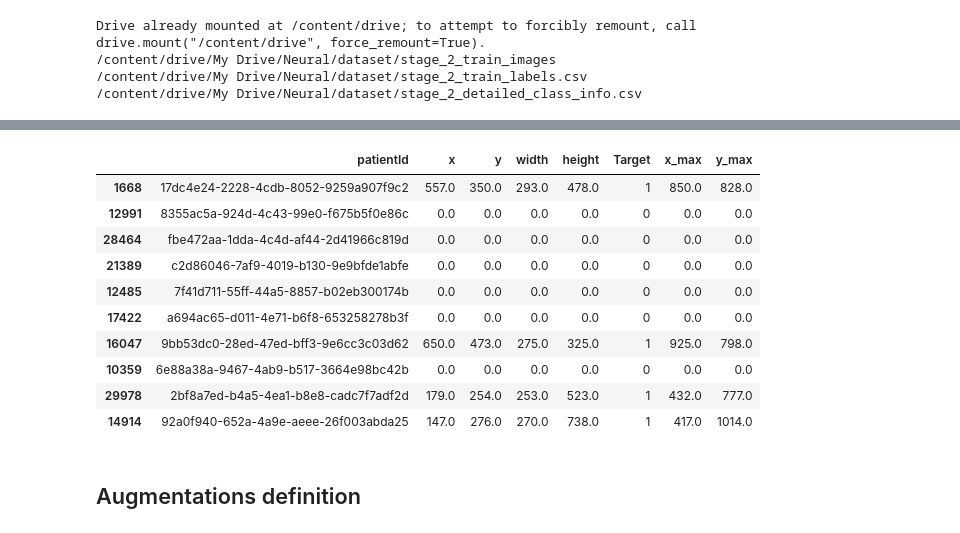
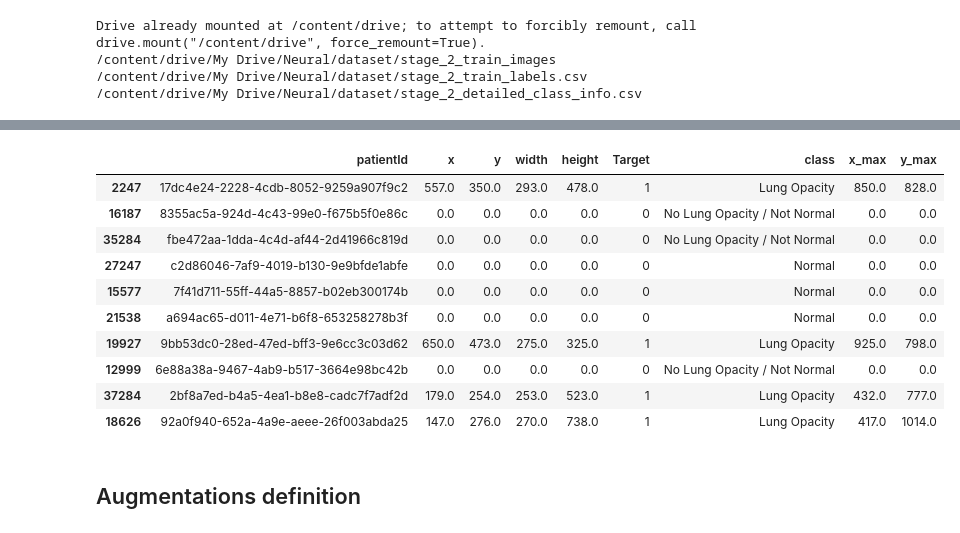
Before and after one commit to BCI-ECS-sapienza/Pneumonia-detection-with-RetinaNet, a Jupyter notebook: Pneumonia_detection.ipynb, the cells around one changed output, grey strips where cells are left out. Saved outputs shown, nothing was run; the diff lists cells and outputs as text; code cells hidden in the pictures.

```diff
--- a/Pneumonia_detection.ipynb
+++ b/Pneumonia_detection.ipynb
@@ -46,14 +52,20 @@ from google.colab import drive
 
 drive.mount('/content/drive')
 IMAGES_DIR = '/content/drive/My Drive/Neural/dataset/stage_2_train_images'
-LABELS_CSV_TMP = '/content/drive/My Drive/Neural/dataset/stage_2_train_labels.csv'
+LABELS_CSV = '/content/drive/My Drive/Neural/dataset/stage_2_train_labels.csv'
 CLASS_INFO_CSV = '/content/drive/My Drive/Neural/dataset/stage_2_detailed_class_info.csv'
 
 print(IMAGES_DIR)
-print(LABELS_CSV_TMP)
+print(LABELS_CSV)
 print(CLASS_INFO_CSV)
 # %% [output]
 Drive already mounted at /content/drive; to attempt to forcibly remount, call drive.mount("/content/drive", force_remount=True).
 /content/drive/My Drive/Neural/dataset/stage_2_train_images
 /content/drive/My Drive/Neural/dataset/stage_2_train_labels.csv
 /content/drive/My Drive/Neural/dataset/stage_2_detailed_class_info.csv
+# %%
+train_labels_df = pd.read_csv(LABELS_CSV)
+class_info_df = pd.read_csv(CLASS_INFO_CSV)
+train_class_df = train_labels_df.merge(class_info_df, left_on='patientId', right_on='patientId', how='inner')
+print(train_class_df.count())
+train_class_df[:10]
@@ -59,0 +94,4 @@ Drive already mounted at /content/drive; to attempt to forcibly remount, call dr
+# %%
+train_class_df = train_class_df.drop_duplicates()
+print(train_class_df.count())
+train_class_df[:10]
@@ -60,32 +118,30 @@ Drive already mounted at /content/drive; to attempt to forcibly remount, call dr
 # %%
 import pandas as pd
 import numpy as np
 
-labels_csv = pd.read_csv(LABELS_CSV_TMP, )
-
 # fill empty labels (class 0) with all 0
-labels_csv.x.fillna(0, inplace=True)
-labels_csv.y.fillna(0, inplace=True)
-labels_csv.width.fillna(0, inplace=True)
-labels_csv.height.fillna(0, inplace=True)
+train_class_df.x.fillna(0, inplace=True)
+train_class_df.y.fillna(0, inplace=True)
+train_class_df.width.fillna(0, inplace=True)
+train_class_df.height.fillna(0, inplace=True)
 
 # add Pascal bounding boxes encoding
-labels_csv['x_max'] = labels_csv['x']+labels_csv['width']
-labels_csv['y_max'] = labels_csv['y']+labels_csv['height']
+train_class_df['x_max'] = train_class_df['x']+train_class_df['width']
+train_class_df['y_max'] = train_class_df['y']+train_class_df['height']
 
-labels_csv.sample(10)
+train_class_df.sample(10)
 # %% [output]
-|  | patientId | x | y | width | height | Target | x_max | y_max |
-| 1668 | 17dc4e24-2228-4cdb-8052-9259a907f9c2 | 557.0 | 350.0 | 293.0 | 478.0 | 1 | 850.0 | 828.0 |
-| 12991 | 8355ac5a-924d-4c43-99e0-f675b5f0e86c | 0.0 | 0.0 | 0.0 | 0.0 | 0 | 0.0 | 0.0 |
-| 28464 | fbe472aa-1dda-4c4d-af44-2d41966c819d | 0.0 | 0.0 | 0.0 | 0.0 | 0 | 0.0 | 0.0 |
-| 21389 | c2d86046-7af9-4019-b130-9e9bfde1abfe | 0.0 | 0.0 | 0.0 | 0.0 | 0 | 0.0 | 0.0 |
-| 12485 | 7f41d711-55ff-44a5-8857-b02eb300174b | 0.0 | 0.0 | 0.0 | 0.0 | 0 | 0.0 | 0.0 |
-| 17422 | a694ac65-d011-4e71-b6f8-653258278b3f | 0.0 | 0.0 | 0.0 | 0.0 | 0 | 0.0 | 0.0 |
-| 16047 | 9bb53dc0-28ed-47ed-bff3-9e6cc3c03d62 | 650.0 | 473.0 | 275.0 | 325.0 | 1 | 925.0 | 798.0 |
-| 10359 | 6e88a38a-9467-4ab9-b517-3664e98bc42b | 0.0 | 0.0 | 0.0 | 0.0 | 0 | 0.0 | 0.0 |
-| 29978 | 2bf8a7ed-b4a5-4ea1-b8e8-cadc7f7adf2d | 179.0 | 254.0 | 253.0 | 523.0 | 1 | 432.0 | 777.0 |
-| 14914 | 92a0f940-652a-4a9e-aeee-26f003abda25 | 147.0 | 276.0 | 270.0 | 738.0 | 1 | 417.0 | 1014.0 |
+|  | patientId | x | y | width | height | Target | class | x_max | y_max |
+| 2247 | 17dc4e24-2228-4cdb-8052-9259a907f9c2 | 557.0 | 350.0 | 293.0 | 478.0 | 1 | Lung Opacity | 850.0 | 828.0 |
+| 16187 | 8355ac5a-924d-4c43-99e0-f675b5f0e86c | 0.0 | 0.0 | 0.0 | 0.0 | 0 | No Lung Opacity / Not Normal | 0.0 | 0.0 |
+| 35284 | fbe472aa-1dda-4c4d-af44-2d41966c819d | 0.0 | 0.0 | 0.0 | 0.0 | 0 | No Lung Opacity / Not Normal | 0.0 | 0.0 |
+| 27247 | c2d86046-7af9-4019-b130-9e9bfde1abfe | 0.0 | 0.0 | 0.0 | 0.0 | 0 | Normal | 0.0 | 0.0 |
+| 15577 | 7f41d711-55ff-44a5-8857-b02eb300174b | 0.0 | 0.0 | 0.0 | 0.0 | 0 | Normal | 0.0 | 0.0 |
+| 21538 | a694ac65-d011-4e71-b6f8-653258278b3f | 0.0 | 0.0 | 0.0 | 0.0 | 0 | Normal | 0.0 | 0.0 |
+| 19927 | 9bb53dc0-28ed-47ed-bff3-9e6cc3c03d62 | 650.0 | 473.0 | 275.0 | 325.0 | 1 | Lung Opacity | 925.0 | 798.0 |
+| 12999 | 6e88a38a-9467-4ab9-b517-3664e98bc42b | 0.0 | 0.0 | 0.0 | 0.0 | 0 | No Lung Opacity / Not Normal | 0.0 | 0.0 |
+| 37284 | 2bf8a7ed-b4a5-4ea1-b8e8-cadc7f7adf2d | 179.0 | 254.0 | 253.0 | 523.0 | 1 | Lung Opacity | 432.0 | 777.0 |
+| 18626 | 92a0f940-652a-4a9e-aeee-26f003abda25 | 147.0 | 276.0 | 270.0 | 738.0 | 1 | Lung Opacity | 417.0 | 1014.0 |
 # %% [markdown]
 ## Augmentations definition
 # %%
```
Also changed, not shown: parts of 22 cells of this notebook, 1 other file.
